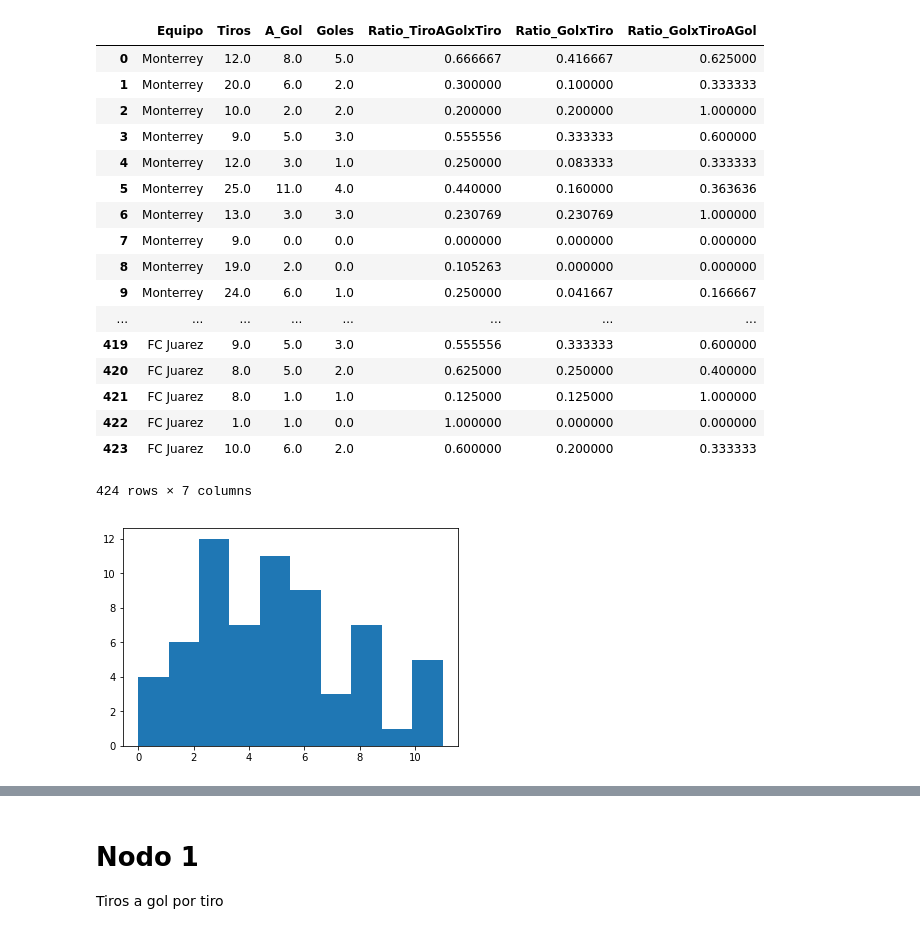
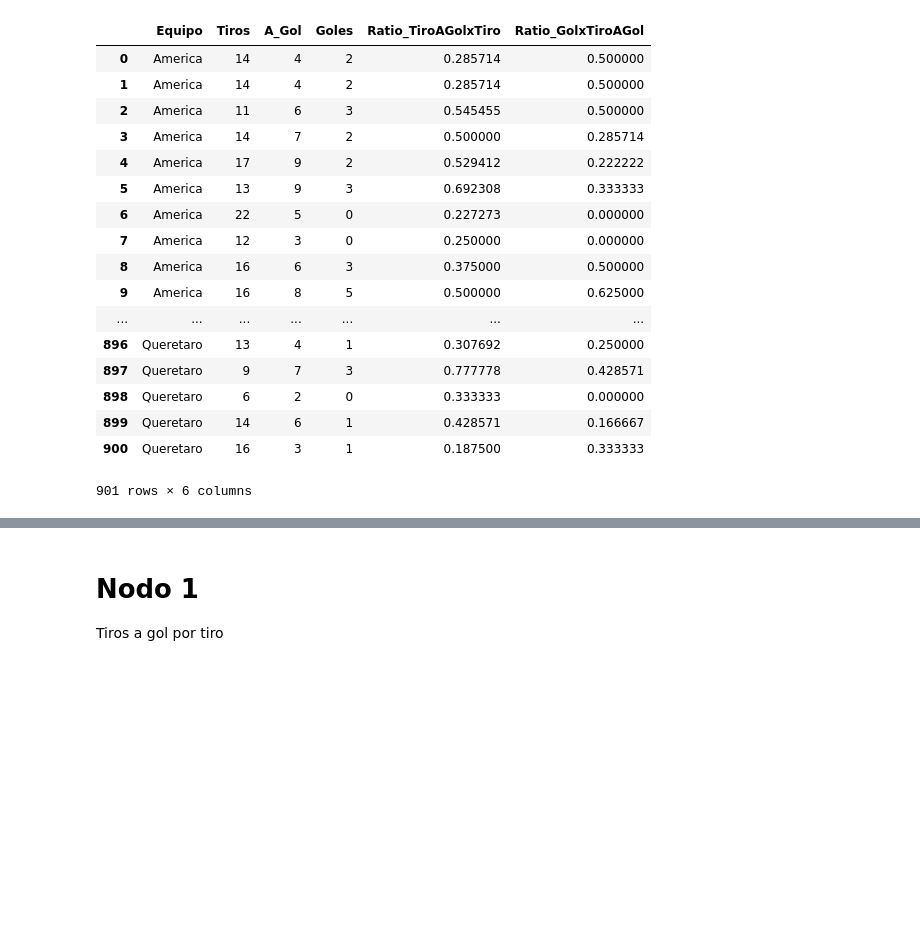
Before and after one commit to Ivanpaniagua7/ProyectoModulo1Equipo1, a Jupyter notebook: ProyectoModulo1_FloresJ_MachucaE_PaniaguaI.ipynb, the cells around one changed output, grey strips where cells are left out. Saved outputs shown, nothing was run; the diff lists cells and outputs as text; code cells hidden in the pictures; blank space fills up the shorter version.

```diff
--- a/ProyectoModulo1_FloresJ_MachucaE_PaniaguaI.ipynb
+++ b/ProyectoModulo1_FloresJ_MachucaE_PaniaguaI.ipynb
@@ -63,26 +60,0 @@ import matplotlib.pyplot as plt
-# %%
-data = pd.read_csv('../ProyectoModulo1Equipo1/DatosProyecto3.csv')
-data['Ratio_TiroAGolxTiro'] = data['A_Gol']/data['Tiros']
-data['Ratio_GolxTiro'] = data['Goles']/data['Tiros']
-data['Ratio_GolxTiroAGol'] = data['Goles']/data['A_Gol']
-data=data.fillna(0)
-data
-# %% [output]
-|  | Equipo | Tiros | A_Gol | Goles | Ratio_TiroAGolxTiro | Ratio_GolxTiro | Ratio_GolxTiroAGol |
-| 0 | Monterrey | 12.0 | 8.0 | 5.0 | 0.666667 | 0.416667 | 0.625000 |
-| 1 | Monterrey | 20.0 | 6.0 | 2.0 | 0.300000 | 0.100000 | 0.333333 |
-| 2 | Monterrey | 10.0 | 2.0 | 2.0 | 0.200000 | 0.200000 | 1.000000 |
-| 3 | Monterrey | 9.0 | 5.0 | 3.0 | 0.555556 | 0.333333 | 0.600000 |
-| 4 | Monterrey | 12.0 | 3.0 | 1.0 | 0.250000 | 0.083333 | 0.333333 |
-| 5 | Monterrey | 25.0 | 11.0 | 4.0 | 0.440000 | 0.160000 | 0.363636 |
-| 6 | Monterrey | 13.0 | 3.0 | 3.0 | 0.230769 | 0.230769 | 1.000000 |
-| 7 | Monterrey | 9.0 | 0.0 | 0.0 | 0.000000 | 0.000000 | 0.000000 |
-| 8 | Monterrey | 19.0 | 2.0 | 0.0 | 0.105263 | 0.000000 | 0.000000 |
-| 9 | Monterrey | 24.0 | 6.0 | 1.0 | 0.250000 | 0.041667 | 0.166667 |
-| ... | ... | ... | ... | ... | ... | ... | ... |
-| 419 | FC Juarez | 9.0 | 5.0 | 3.0 | 0.555556 | 0.333333 | 0.600000 |
-| 420 | FC Juarez | 8.0 | 5.0 | 2.0 | 0.625000 | 0.250000 | 0.400000 |
-| 421 | FC Juarez | 8.0 | 1.0 | 1.0 | 0.125000 | 0.125000 | 1.000000 |
-| 422 | FC Juarez | 1.0 | 1.0 | 0.0 | 1.000000 | 0.000000 | 0.000000 |
-| 423 | FC Juarez | 10.0 | 6.0 | 2.0 | 0.600000 | 0.200000 | 0.333333 |
-424 rows × 7 columns
@@ -91,5 +60,0 @@ Monterrey = data.loc[data['Equipo'] == 'Monterrey']
-# %%
-plt.hist(Monterrey['A_Gol'])
-plt.show()
-# %% [output]
-[figure, removed]
@@ -95,0 +79,41 @@ plt.show()
+# %%
+def replace_text(x,to_replace,replacement):
+    try:
+        x=x.replace(to_replace,replacement)
+    except:
+        pass
+    return x
+# %%
+dat = pd.read_csv('DataSet_LigaMXcsv.csv')
+dat = dat.fillna(0)
+dat = dat.apply(replace_text,args= ('#¡DIV/0!',0))
+dat = dat.apply(replace_text,args= ('Cruz Azul','Cruz_Azul'))
+dat = dat.apply(replace_text,args= ('FC Juarez','FC_Juarez'))
+dat = dat.apply(replace_text,args= ('Atetico de San Luis','Atletico_de_San_Luis'))
+dat = dat.apply(replace_text,args= ('Santos Laguna','Santos_Laguna'))
+dat = dat.apply(replace_text,args= ('Tigres UANL','Tigres_UANL'))
+dat = dat.apply(replace_text,args= ('Club Tijuana','Club_Tijuana'))
+dat = dat.apply(replace_text,args= ('Club Leon','Club_Leon'))
+dat = dat.apply(replace_text,args= ('Pumas UNAM','Pumas_UNAM'))
+del dat['Ratio_GolxTiro']
+dat['Ratio_GolxTiroAGol']=dat['Ratio_GolxTiroAGol'].astype(float)
+dat
+# %% [output]
+|  | Equipo | Tiros | A_Gol | Goles | Ratio_TiroAGolxTiro | Ratio_GolxTiroAGol |
+| 0 | America | 14 | 4 | 2 | 0.285714 | 0.500000 |
+| 1 | America | 14 | 4 | 2 | 0.285714 | 0.500000 |
+| 2 | America | 11 | 6 | 3 | 0.545455 | 0.500000 |
+| 3 | America | 14 | 7 | 2 | 0.500000 | 0.285714 |
+| 4 | America | 17 | 9 | 2 | 0.529412 | 0.222222 |
+| 5 | America | 13 | 9 | 3 | 0.692308 | 0.333333 |
+| 6 | America | 22 | 5 | 0 | 0.227273 | 0.000000 |
+| 7 | America | 12 | 3 | 0 | 0.250000 | 0.000000 |
+| 8 | America | 16 | 6 | 3 | 0.375000 | 0.500000 |
+| 9 | America | 16 | 8 | 5 | 0.500000 | 0.625000 |
+| ... | ... | ... | ... | ... | ... | ... |
+| 896 | Queretaro | 13 | 4 | 1 | 0.307692 | 0.250000 |
+| 897 | Queretaro | 9 | 7 | 3 | 0.777778 | 0.428571 |
+| 898 | Queretaro | 6 | 2 | 0 | 0.333333 | 0.000000 |
+| 899 | Queretaro | 14 | 6 | 1 | 0.428571 | 0.166667 |
+| 900 | Queretaro | 16 | 3 | 1 | 0.187500 | 0.333333 |
+901 rows × 6 columns
```
Also changed, not shown: parts of 38 cells of this notebook, 1 other file.
